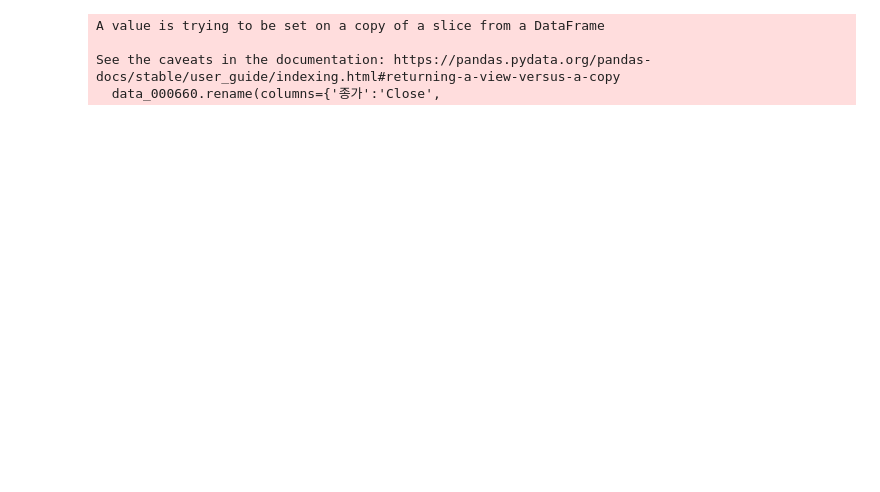
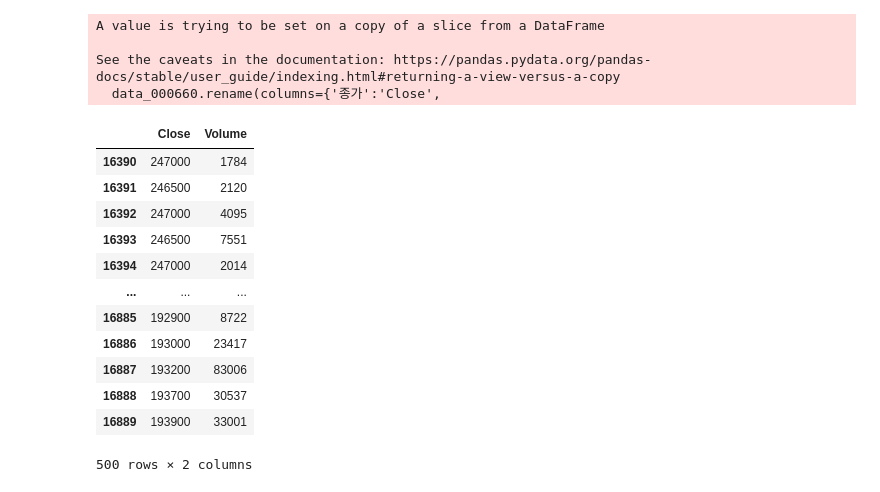
Before and after one commit to kimguno/dl-dev, a Jupyter notebook: project/timesNet.ipynb, the cells around one changed output. Cells and saved outputs as stored; diff of their text form; code cells hidden in the pictures; blank space fills up the shorter version.

```diff
--- a/project/timesNet.ipynb
+++ b/project/timesNet.ipynb
@@ -17,3 +17,19 @@ data_000660 = data_000660[:251]
+# %%
+data_500
+# %% [output]
+|  | Close | Volume |
+| 16390 | 247000 | 1784 |
+| 16391 | 246500 | 2120 |
+| 16392 | 247000 | 4095 |
+| 16393 | 246500 | 7551 |
+| 16394 | 247000 | 2014 |
+| ... | ... | ... |
+| 16885 | 192900 | 8722 |
+| 16886 | 193000 | 23417 |
+| 16887 | 193200 | 83006 |
+| 16888 | 193700 | 30537 |
+| 16889 | 193900 | 33001 |
+500 rows × 2 columns
 # %%
 import numpy as np
 import pandas as pd
```
Also changed, not shown: parts of 8 cells of this notebook, 6 other files.
